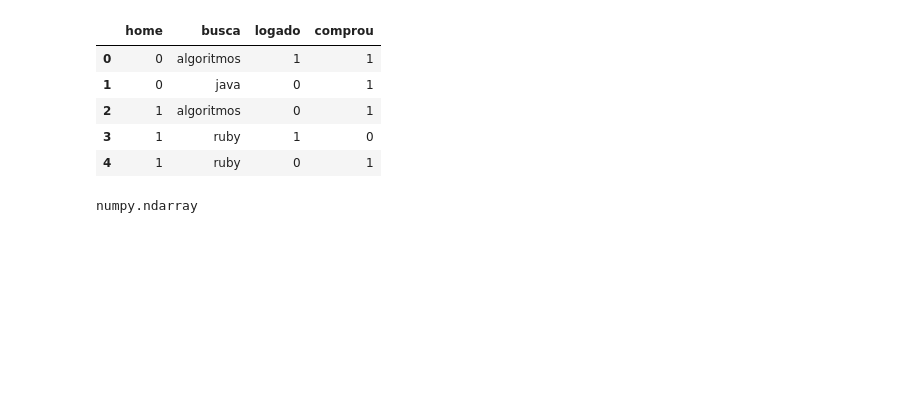
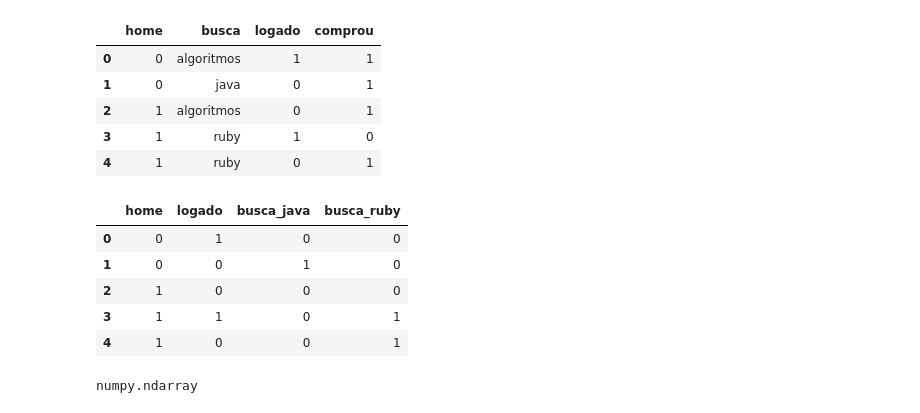
Before and after one commit to GabrielSimonetto/machine_learning, a Jupyter notebook: classificacao/Dummies.ipynb, the cells around one changed output. Drawn from its saved outputs; the diff is of its cells as text; code cells hidden in the pictures; blank space fills up the shorter version.

```diff
--- a/classificacao/Dummies.ipynb
+++ b/classificacao/Dummies.ipynb
@@ -15,7 +15,16 @@ df.head()
 x = df[['home', 'busca', 'logado']]
 y = df['comprou']
 # %%
-x = pd.get_dummies(x).head()
+x = pd.get_dummies(x, drop_first=True)
+# %%
+x.head()
+# %% [output]
+|  | home | logado | busca_java | busca_ruby |
+| 0 | 0 | 1 | 0 | 0 |
+| 1 | 0 | 0 | 1 | 0 |
+| 2 | 1 | 0 | 0 | 0 |
+| 3 | 1 | 1 | 0 | 1 |
+| 4 | 1 | 0 | 0 | 1 |
 # %%
 X = x.values
 Y = y.values
```
Also changed, not shown: 3 other files.
